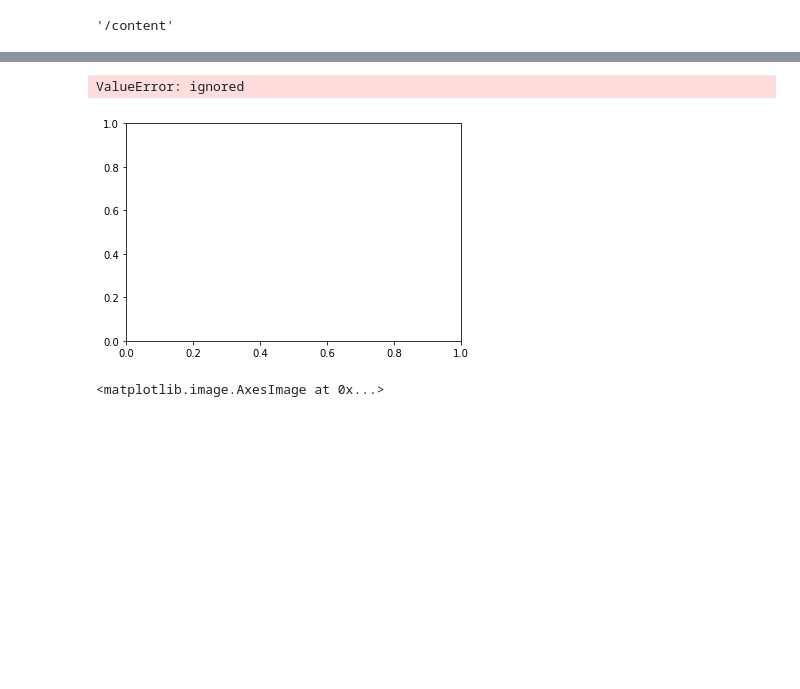
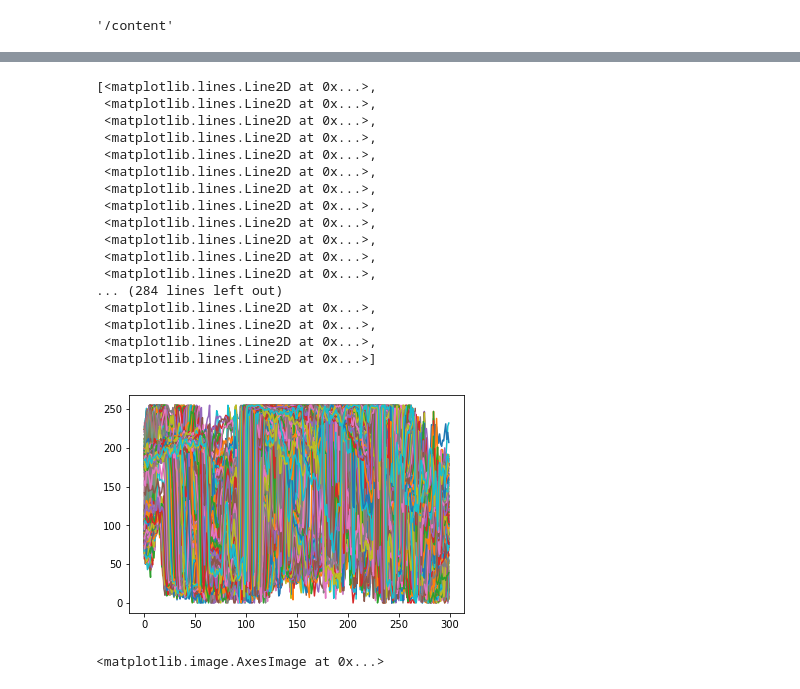
Before and after one commit to Cpicon/ProcesamientoImagenes, a Jupyter notebook: Laboratorio1.ipynb, the cells around one changed output, grey strips where cells are left out. Drawn from its saved outputs; the diff is of its cells as text; code cells hidden in the pictures; blank space fills up the shorter version.

```diff
--- a/Laboratorio1.ipynb
+++ b/Laboratorio1.ipynb
@@ -40,0 +33,11 @@ plt.imshow(img2)
+# %%
+# read the image with openCv
+img = cv2.imread(os.path.join(wd,"Steve's.jpeg"))
+# convert BGR to RGB order
+img = cv2.cvtColor(img, cv2.COLOR_BGR2RGB)
+# print the type of data of image
+print("The type of data of the image is: ", type(img))
+# create a figure with 10x10
+plt.figure(figsize=(10,10))
+# show the image
+plt.imshow(img2)
@@ -41,7 +48,24 @@ plt.imshow(img2)
 # %%
 plt.close()
-plt.plot(img)
+#Trying plot a 1D of the array image
+plt.plot(img[:,:,0])
 # %% [output]
-ValueError: ignored
+[<matplotlib.lines.Line2D at 0x...>,
+ <matplotlib.lines.Line2D at 0x...>,
+ <matplotlib.lines.Line2D at 0x...>,
+ <matplotlib.lines.Line2D at 0x...>,
+ <matplotlib.lines.Line2D at 0x...>,
+ <matplotlib.lines.Line2D at 0x...>,
+ <matplotlib.lines.Line2D at 0x...>,
+ <matplotlib.lines.Line2D at 0x...>,
+ <matplotlib.lines.Line2D at 0x...>,
+ <matplotlib.lines.Line2D at 0x...>,
+ <matplotlib.lines.Line2D at 0x...>,
+ <matplotlib.lines.Line2D at 0x...>,
+... (284 lines left out)
+ <matplotlib.lines.Line2D at 0x...>,
+ <matplotlib.lines.Line2D at 0x...>,
+ <matplotlib.lines.Line2D at 0x...>,
+ <matplotlib.lines.Line2D at 0x...>]
-[figure, old version]
+[figure, new version]
 # %%
```
Also changed, not shown: parts of 13 cells of this notebook.
